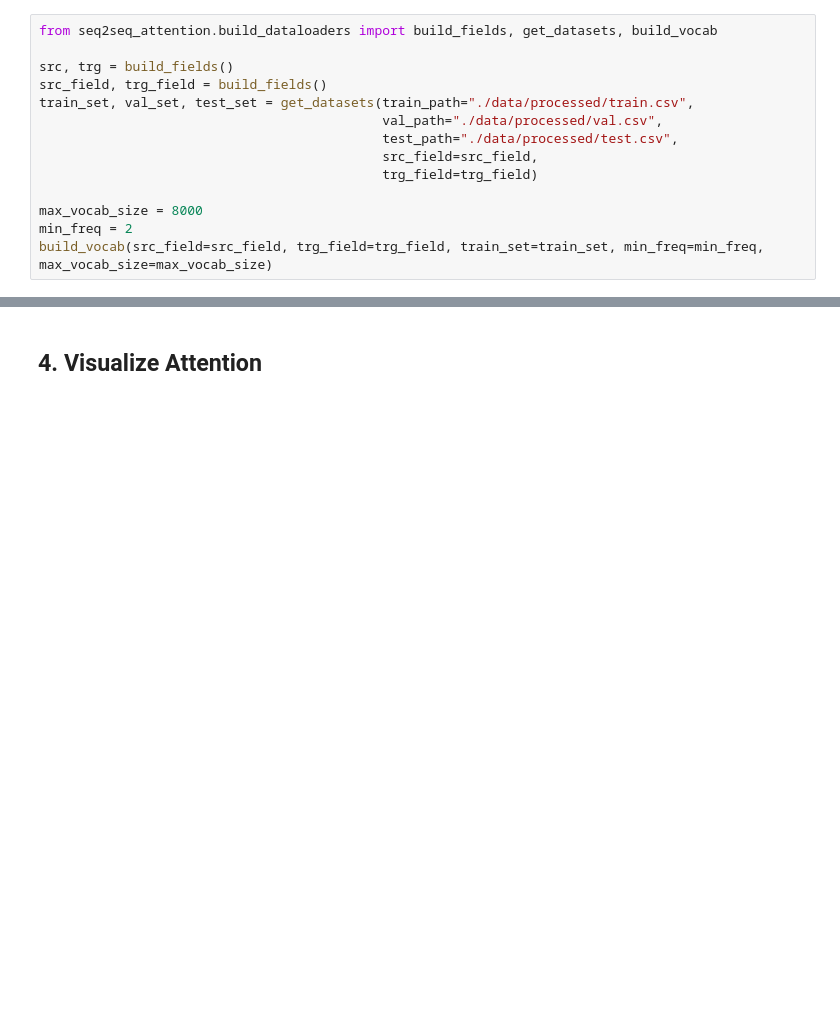
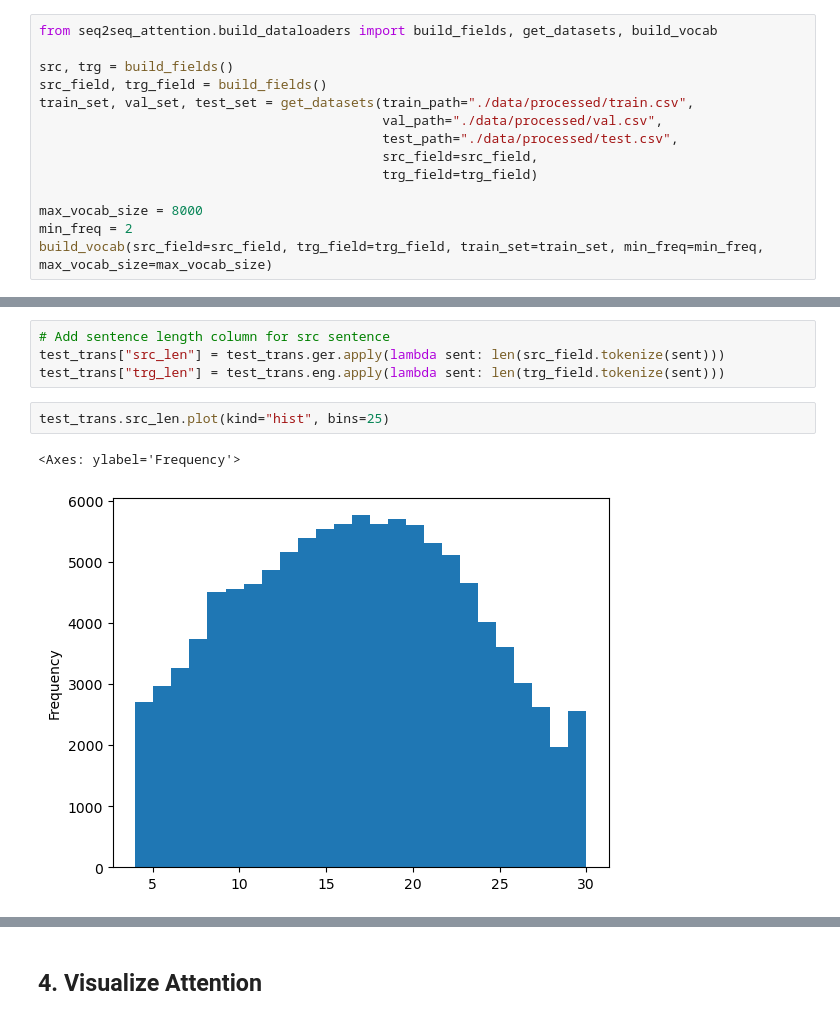
Before and after one commit to PatrickSVM/Seq2Seq-with-Attention, a Jupyter notebook: Explanations.ipynb, the cells around one changed output, grey strips where cells are left out. Saved outputs shown, nothing was run; the diff lists cells and outputs as text; blank space fills up the shorter version.

```diff
--- a/Explanations.ipynb
+++ b/Explanations.ipynb
@@ -337,0 +319,9 @@ NameError: name 'test' is not defined
+# %%
+# Add sentence length column for src sentence
+test_trans["src_len"] = test_trans.ger.apply(lambda sent: len(src_field.tokenize(sent)))
+test_trans["trg_len"] = test_trans.eng.apply(lambda sent: len(trg_field.tokenize(sent)))
+# %%
+test_trans.src_len.plot(kind="hist", bins=25)
+# %% [output]
+<Axes: ylabel='Frequency'>
+[figure, added]
```
Also changed, not shown: parts of 20 cells of this notebook, 1 other file.
